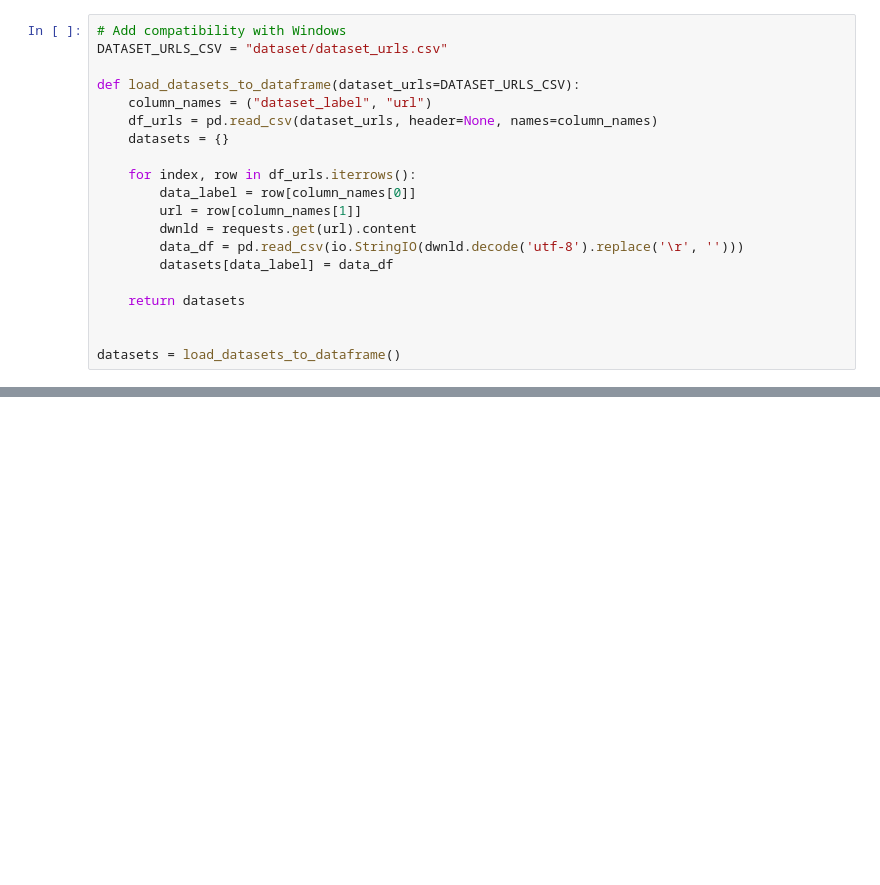
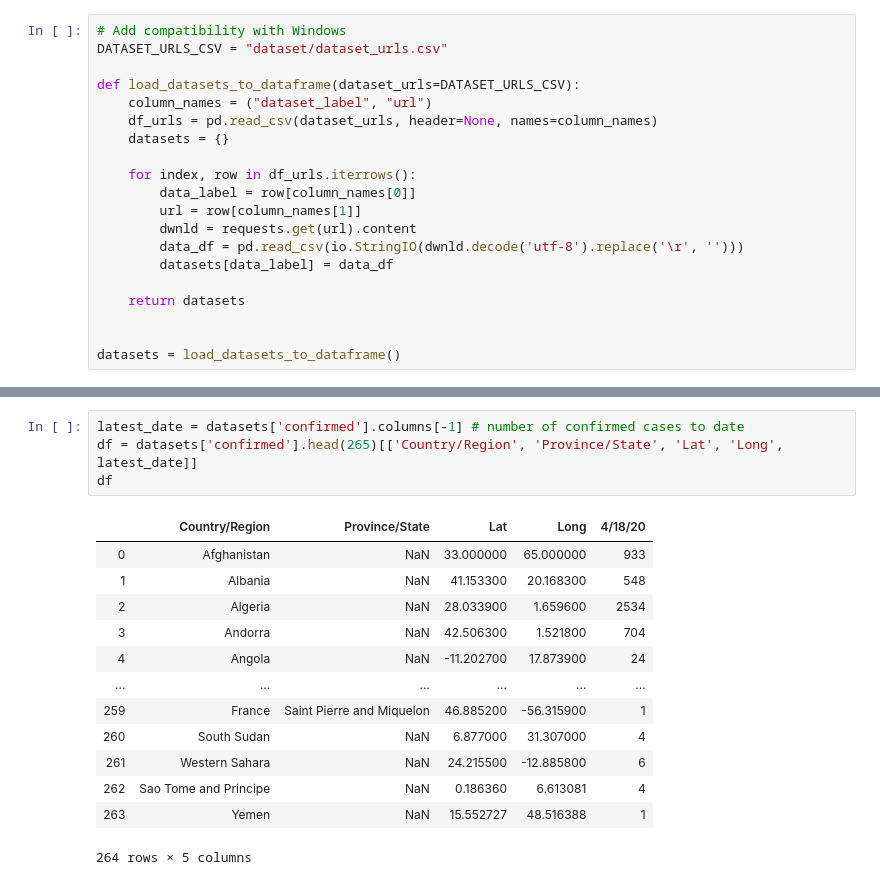
Before and after one commit to Ccamm/coronavirus_network, a Jupyter notebook: coronavirus_network.ipynb, the cells around one changed output, grey strips where cells are left out. Saved outputs shown, nothing was run; the diff lists cells and outputs as text; blank space fills up the shorter version.

```diff
--- a/coronavirus_network.ipynb
+++ b/coronavirus_network.ipynb
@@ -57,0 +109,18 @@ datasets['deaths']
+# %%
+latest_date = datasets['confirmed'].columns[-1] # number of confirmed cases to date
+df = datasets['confirmed'].head(265)[['Country/Region', 'Province/State', 'Lat', 'Long', latest_date]]
+df
+# %% [output]
+|  | Country/Region | Province/State | Lat | Long | 4/18/20 |
+| 0 | Afghanistan | NaN | 33.000000 | 65.000000 | 933 |
+| 1 | Albania | NaN | 41.153300 | 20.168300 | 548 |
+| 2 | Algeria | NaN | 28.033900 | 1.659600 | 2534 |
+| 3 | Andorra | NaN | 42.506300 | 1.521800 | 704 |
+| 4 | Angola | NaN | -11.202700 | 17.873900 | 24 |
+| ... | ... | ... | ... | ... | ... |
+| 259 | France | Saint Pierre and Miquelon | 46.885200 | -56.315900 | 1 |
+| 260 | South Sudan | NaN | 6.877000 | 31.307000 | 4 |
+| 261 | Western Sahara | NaN | 24.215500 | -12.885800 | 6 |
+| 262 | Sao Tome and Principe | NaN | 0.186360 | 6.613081 | 4 |
+| 263 | Yemen | NaN | 15.552727 | 48.516388 | 1 |
+264 rows × 5 columns
```
Also changed, not shown: parts of 16 cells of this notebook.
